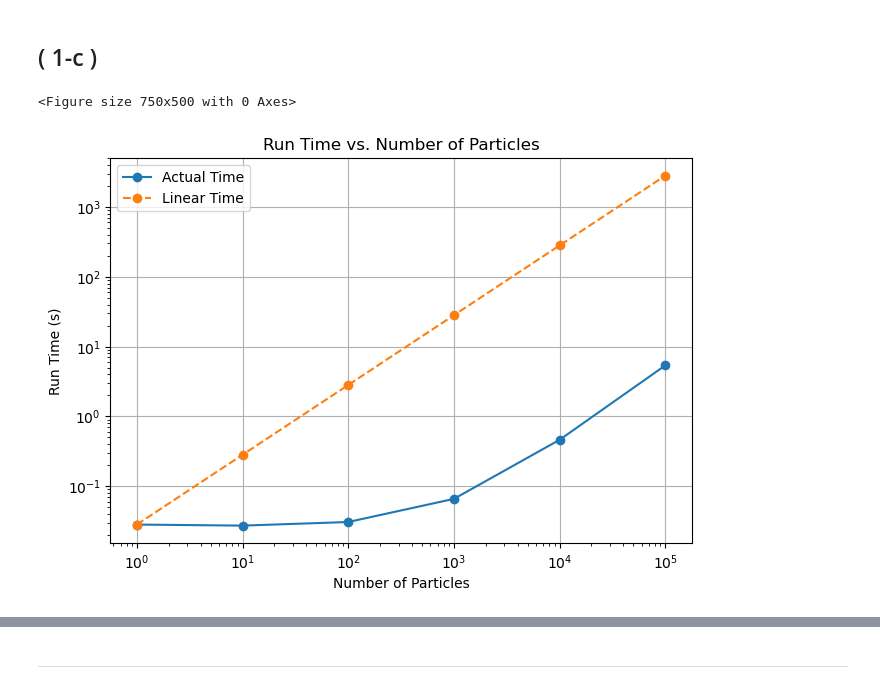
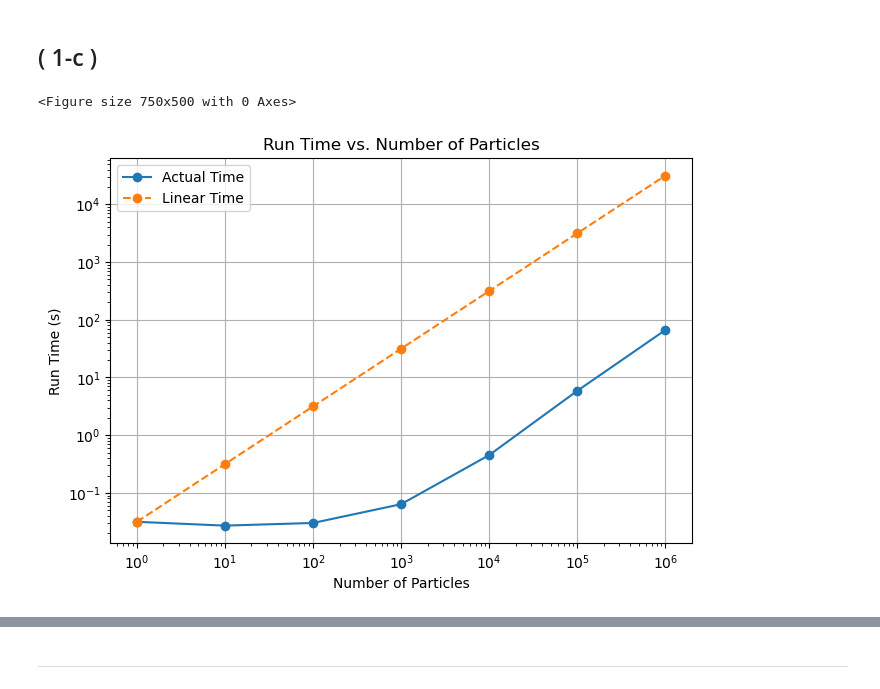
Before and after one commit to TrymSaether/Particle-transport-with-ocean-currents, a Jupyter notebook: eksempelkode.ipynb, the cells around one changed output, grey strips where cells are left out. Cells and saved outputs as stored; diff of their text form; code cells hidden in the pictures.

```diff
--- a/eksempelkode.ipynb
+++ b/eksempelkode.ipynb
@@ -238,7 +238,7 @@ class Trajectory:
         ax.set_aspect("equal")
         return ax
 
-    def scatter(self, ax=None, t=0, **kwargs):
+    def scatter(self, ax=None, t=0,label='',**kwargs):
         X, Y = self.get_XY()
         if ax is None:
             fig, ax = plt.subplots()
@@ -602,21 +671,21 @@ Depending on the initial position of each particle, here only separated by a dis
 # %%
 dt = 0.01
 T = [0, 10]
-Np_values = [1, 10, 100, 1000, 10000, 100000]
+Np_values = [1, 10, 100, 1000, 10_000,100_000, 1_000_000]
 times, linear_times, = run_timing_test(velocity, T=T, Np_values=Np_values, dt=0.01)
 
 fig, ax = plt.subplots(figsize=(7.5, 5))
 ax.plot(Np_values, times, marker="o", label="Actual Time")
 ax.plot(Np_values, linear_times, marker="o", linestyle="--", label="Linear Time")
 ax.set_title("Run Time vs. Number of Particles")
 ax.set_xlabel("Number of Particles")
 ax.set_ylabel("Run Time (s)")
 ax.set_xscale("log")
 ax.set_yscale("log")
 ax.legend()
 plt.grid(True)
 plt.show()
 # %% [output]
 <Figure size 750x500 with 0 Axes>
-[figure, old version]
+[figure, new version]
 # %% [markdown]
```
Also changed, not shown: parts of 12 cells of this notebook.
